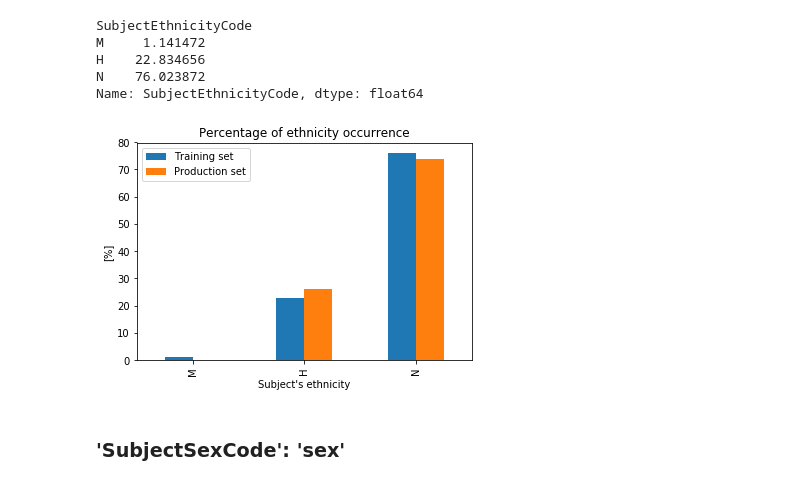
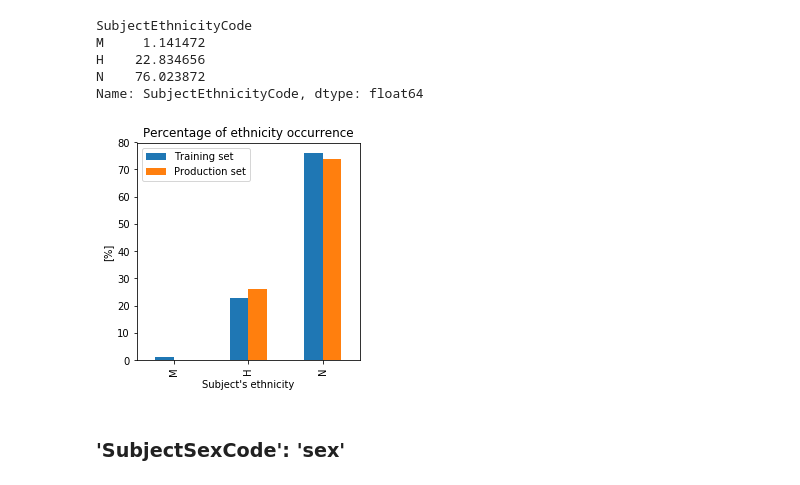
Before and after one commit to jnpicao/LDSSA-batch3-workspace, a Jupyter notebook: Capstone/heroku_model_results_assessment.ipynb, the cells around one changed output. Cells and saved outputs as stored; diff of their text form; code cells hidden in the pictures.

```diff
--- a/Capstone/heroku_model_results_assessment.ipynb
+++ b/Capstone/heroku_model_results_assessment.ipynb
@@ -740,17 +740,17 @@ Name: SubjectEthnicityCode, dtype: float64
 # sanity check
 assert s_train_ethnic.sum() == 100
 # %%
-pd.DataFrame({'Training set': s_train_ethnic, 'Production set': s_obs_ethnic}).sort_values(by='Training set').plot.bar()
+pd.DataFrame({'Training set': s_train_ethnic, 'Production set': s_obs_ethnic}).sort_values(by='Training set').plot.bar(figsize=(4,4))
 
 plt.title('Percentage of ethnicity occurrence')
 plt.xlabel("Subject's ethnicity")
 plt.ylabel("[%]");
 
 #plt.legend(['Training set', 'Production set'])
 
 plt.savefig(os.path.join('plots', 'report2_population_ethnic_compare.png'));
 # %% [output]
-[figure, old version]
+[figure, new version]
 # %% [markdown]
 ### 'SubjectSexCode': 'sex'
 # %%
```
Also changed, not shown: parts of 19 cells of this notebook.
